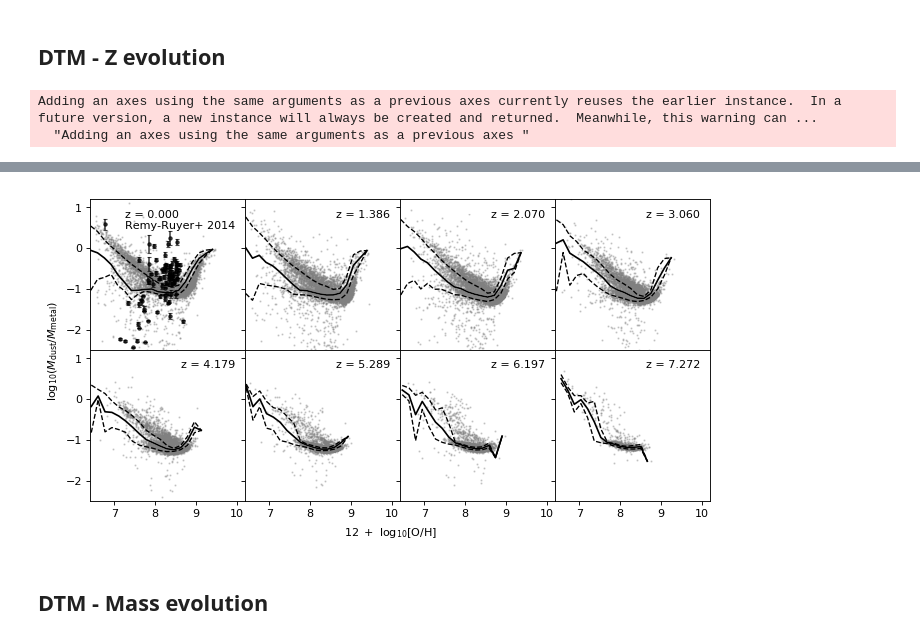
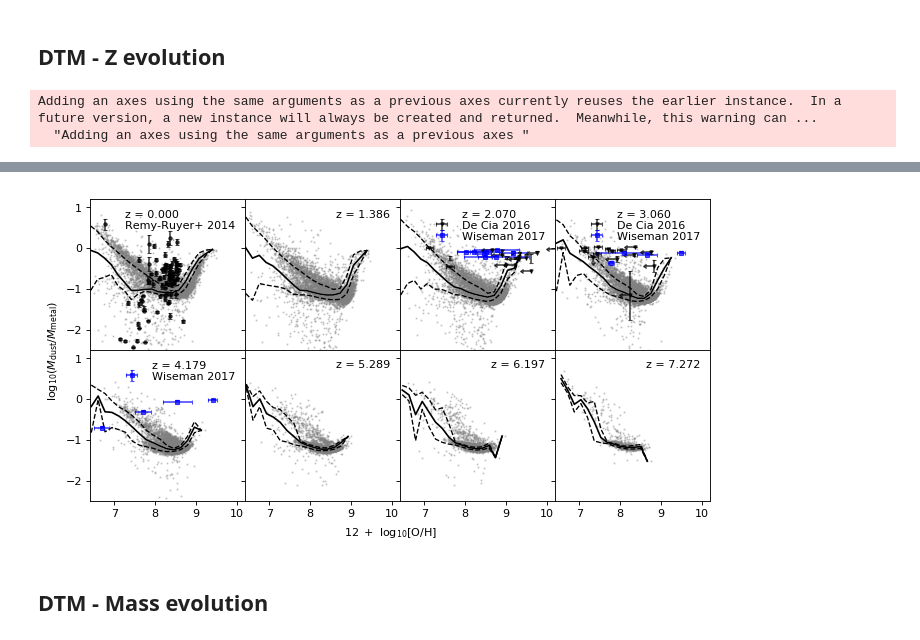
Before and after one commit to darrencroton/sage, a Jupyter notebook: analysis/allresults-new.ipynb, the cells around one changed output, grey strips where cells are left out. Saved outputs shown, nothing was run; the diff lists cells and outputs as text; code cells hidden in the pictures.

```diff
--- a/analysis/allresults-new.ipynb
+++ b/analysis/allresults-new.ipynb
@@ -2245,7 +2244,7 @@ for i in range(8):
     ax1 = plt.subplot(2,4,i+1)
 
     metallicity= np.log10((G_history[i].MetalsColdGas / G_history[i].ColdGas) / 0.02) + 9
-    w = np.where((G_history[i].ColdDust > 0.0) & (metallicity < 9.5) & (metallicity > 6.5) & (G_history[i].StellarMass * 1.e10 / Hubble_h > 1.e8))[0]
+    w = np.where((G_history[i].ColdDust > 0.0) & (metallicity < 9.49) & (metallicity > 6.5) & (G_history[i].StellarMass * 1.e10 / Hubble_h > 1.e8))[0]
     DTG = np.log10(G_history[i].ColdDust[w] /G_history[i].ColdGas[w])
     Z= np.log10((G_history[i].MetalsColdGas[w] / G_history[i].ColdGas[w]) / 0.02) + 9
 
@@ -2413,18 +2412,96 @@ for t in leg.get_texts():  # Reduce the size of the text
 
 plt.subplot(242).set_xticklabels([])
 plt.subplot(242).set_yticklabels([])
+
 plt.subplot(243).set_xticklabels([])
 plt.subplot(243).set_yticklabels([])
+#De Cia+ 16
+oh = np.array([1.26, 0.21, 0.31, -0.01, -1.37, -0.09, -0.34, 0.61, -1.88,0.76, 0.5, 1.61]) + 9
+oh_err = np.array([0.2, 0.2, 0.2, 0.2, 0.1, 0.2, 0.2, 0.2, 0.08, 0.2, 0.2, 0.2])
+oh_uplim = np.array([1, 1, 1, 1, 0, 1, 1, 1, 0, 1, 1,  1])
+dtm = np.array([0.92, 0.39, 0.54, 0.38, 0.34, 0.68, 0.89, 0.27, 1.01, 0.76, 0.56, 1.43])
+dtm_err = np.array([0.03, 0.14, 0.11, 0.15, 0.16, 0.2, 0.03, 0.17, 0.01, 0.06, 0.11, 0.2])
+dtm_uplim = [0, 0, 0, 0, 0, 1, 0, 0, 0, 0, 0, 1]
+y = np.log10(dtm)
+uppy = np.log10((dtm + dtm_err) / dtm)
+lowy = np.log10((dtm - dtm_err) / dtm)
+plt.errorbar(oh, y, xerr=oh_err, yerr=[lowy, uppy], xuplims=oh_uplim, uplims=dtm_uplim, fmt='kv', markersize=3, alpha=0.7, label="De Cia 2016")
+#Wiseman+ 17
+Z = np.array([0.17, -0.24, -0.51, -0.79, -0.23, -0.98, -0.54, -0.5]) + 9
+Z_err = [0.34, 0.8, 0.17, 0.42, 0.55, 0.22, 0.18, 0.38]
+dtm = np.array([0.76, 0.59, 0.59, 0.8, 0.88, 0.78, 0.73, 0.79])
+dtm_err = np.array([0.07, 0.06, 0.06, 0.06, 0.08, 0.06,  0.05, 0.07])
+y = np.log10(dtm)
+uppy = np.log10((dtm + dtm_err) / dtm)
+lowy = np.log10((dtm - dtm_err) / dtm)
+plt.errorbar(Z, y, xerr=Z_err, yerr=[lowy, uppy], fmt='bs', markersize=3, alpha=0.7, label="Wiseman 2017")
+leg = plt.legend(loc='upper right', numpoints=1, labelspacing=0.1)
+leg.draw_frame(False)  # Don't want a box frame
+for t in leg.get_texts():  # Reduce the size of the text
+    t.set_fontsize('medium')
+
 plt.subplot(244).set_xticklabels([])
 plt.subplot(244).set_yticklabels([])
+#De Cia+ 16
+oh = np.array([-1.67, -1.55, -0.97, -0.18, -0.67, -2.46, -0.24, -1.09, -1.87, -1.89, -1.21, -0.63, -1.57, -0.75, -1.31]) + 9
+oh_err = [0.13, 0.10, 0.12, 0.2, 0.2, 0.10, 0.2, 0.2, 0.09, 0.11, 0.08, 0.2, 0.09, 0.2, 0.07]
+oh_uplim = [0, 0, 0, 1, 1, 0, 1, 1, 0, 0, 0, 1, 0, 1, 0, ]
+dtm = np.array([0.59, 1.03, 0.87, 0.37, 0.69, 1.02,  0.78, 0.54, 1.02, 0.84, 0.83, 1.03, 0.73, 0.07, 0.97])
+dtm_err = np.array([0.2, 0.00, 0.04, 0.15, 0.08, 0.00, 0.06, 0.11, 0.00, 0.04, 0.05, 0.00, 0.07, 0.21, 0.02])
+dtm_uplim = [1, 0, 0, 0, 0, 0, 0, 0, 0, 0, 0, 0, 0, 0, 0]
+y = np.log10(dtm)
+uppy = np.log10((dtm + dtm_err) / dtm)
+lowy = np.log10((dtm + dtm_err) / dtm)
+plt.errorbar(oh, y, xerr=oh_err, yerr=[lowy, uppy], xuplims=oh_uplim, uplims=dtm_uplim, fmt='kv', markersize=3, alpha=0.7, label="De Cia 2016")
+#Wiseman+ 17
+Z = np.array([-0.92, 0.49, -0.34, -1.23]) + 9
+Z_err = [0.68, 0.1, 0.25, 0.08]
+dtm = np.array([0.76, 0.76, 0.68, 0.44])
+dtm_err = np.array([0.09, 0.06, 0.05, 0.03])
+y = np.log10(dtm)
+uppy = np.log10((dtm + dtm_err) / dtm)
+lowy = np.log10((dtm - dtm_err) / dtm)
+plt.errorbar(Z, y, xerr=Z_err, yerr=[lowy, uppy], fmt='bs', markersize=3, alpha=0.7, label="Wiseman 2017")
+leg = plt.legend(loc='upper right', numpoints=1, labelspacing=0.1)
+leg.draw_frame(False)  # Don't want a box frame
+for t in leg.get_texts():  # Reduce the size of the text
+    t.set_fontsize('medium')
+
+plt.subplot(245)
+Z = np.array([-2.31, 0.41, -0.46, -1.3]) + 9
+Z_err = [0.18, 0.11, 0.36, 0.19]
+dtm = np.array([0.19, 0.95, 0.85, 0.48])
+dtm_err = np.array([0.02, 0.07, 0.07, 0.04])
+y = np.log10(dtm)
+uppy = np.log10((dtm + dtm_err) / dtm)
+lowy = np.log10((dtm - dtm_err) / dtm)
+plt.errorbar(Z, y, xerr=Z_err, yerr=[lowy, uppy], fmt='bs', markersize=3, alpha=0.7, label="Wiseman 2017")
+leg = plt.legend(loc='upper right', numpoints=1, labelspacing=0.1)
+leg.draw_frame(False)  # Don't want a box frame
+for t in leg.get_texts():  # Reduce the size of the text
+    t.set_fontsize('medium')
+
 plt.subplot(246).set_yticklabels([])
+Z = np.array([]) + 9
+Z_err = []
+dtm = np.array([0.19, 0.95, 0.85, 0.48])
+dtm_err = np.array([0.02, 0.07, 0.07, 0.04])
+y = np.log10(dtm)
+uppy = np.log10((dtm + dtm_err) / dtm)
+lowy = np.log10((dtm - dtm_err) / dtm)
+plt.errorbar(Z, y, xerr=Z_err, yerr=[lowy, uppy], fmt='bs', markersize=3, alpha=0.7, label="Wiseman 2017")
+leg = plt.legend(loc='upper right', numpoints=1, labelspacing=0.1)
+leg.draw_frame(False)  # Don't want a box frame
+for t in leg.get_texts():  # Reduce the size of the text
+    t.set_fontsize('medium')
+
 plt.subplot(247).set_yticklabels([])
 plt.subplot(248).set_yticklabels([])
 plt.subplots_adjust(wspace=0, hspace=0)
 fig.text(0.5, 0.04, r'$12\ +\ \log_{10}[\mathrm{O/H}]$', ha='center')
 fig.text(0.07, 0.5, r'$\log_{10} (M_{\mathrm{dust}} / M_{\mathrm{metal}})$', va='center', rotation='vertical')
 
-#plt.savefig('plots/DTG-Z_z-new-dust.png')
+#plt.savefig('plots/DTM-Z_z-new-dust.png')
 # %% [output]
 Adding an axes using the same arguments as a previous axes currently reuses the earlier instance.  In a future version, a new instance will always be created and returned.  Meanwhile, this warning can ...
   "Adding an axes using the same arguments as a previous axes "
@@ -2431,4 +2509,4 @@ Adding an axes using the same arguments as a previous axes currently reuses the
-[figure, old version]
+[figure, new version]
 # %% [markdown]
 ## DTM - Mass evolution
 # %%
```
Also changed, not shown: parts of 18 cells of this notebook.
